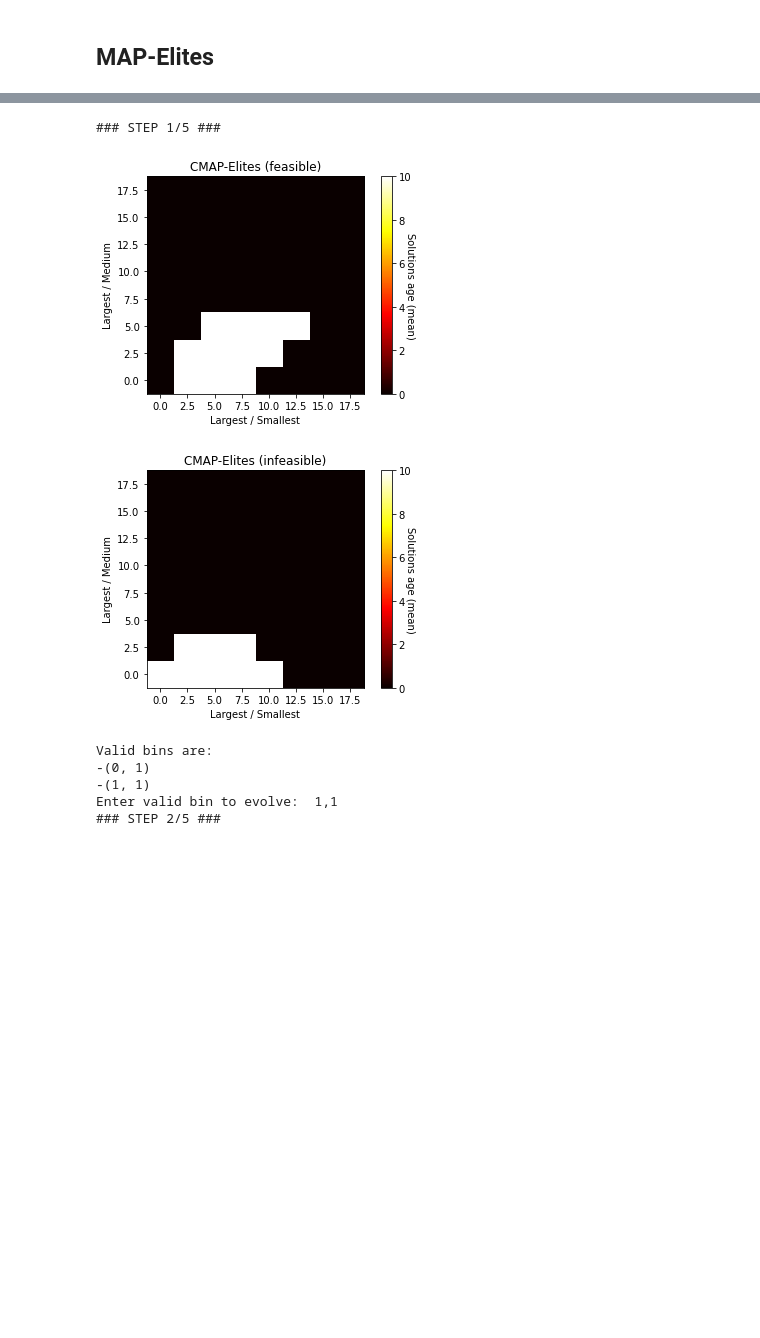
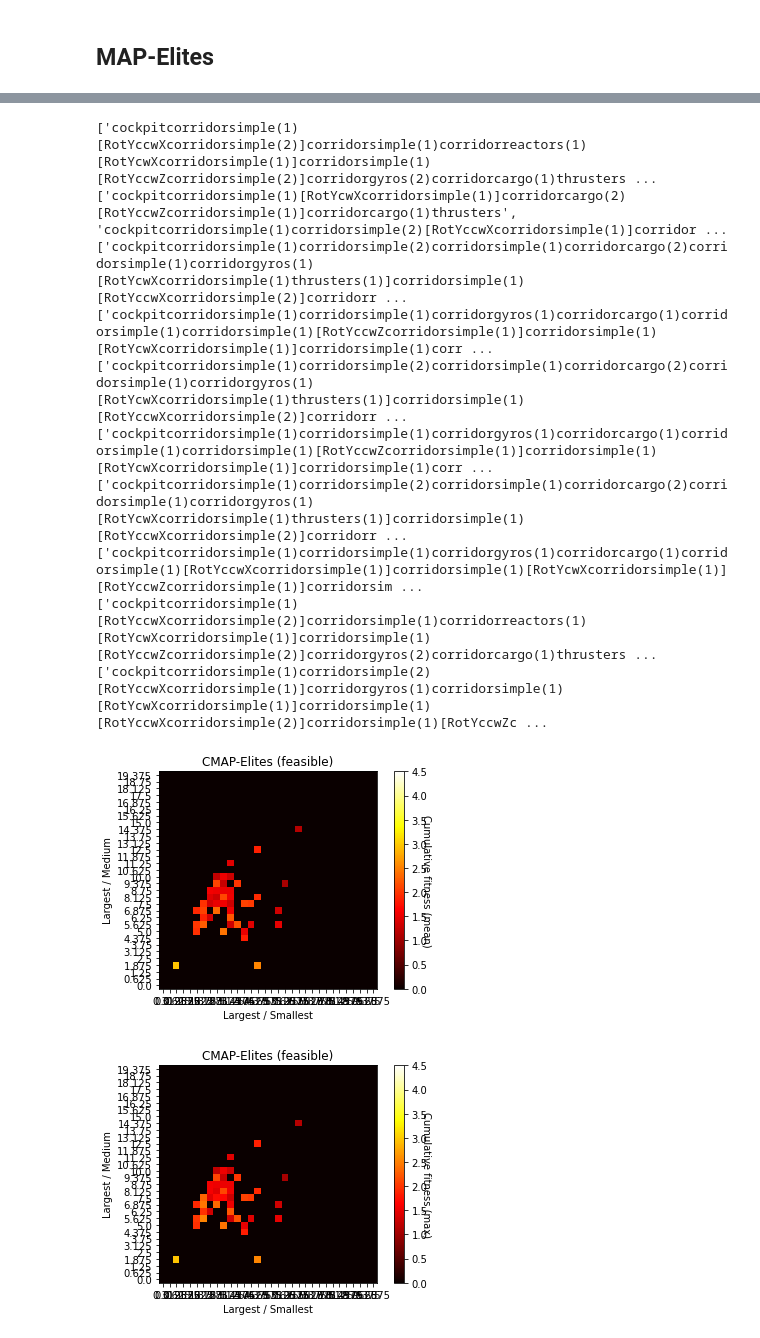
Before and after one commit to arayabrain/space-engineers-ai-spaceship-generator, a Jupyter notebook: icmap-elites/cmap-elites-demo.ipynb, the cells around one changed output, grey strips where cells are left out. Drawn from its saved outputs; the diff is of its cells as text; code cells hidden in the pictures; blank space fills up the shorter version.

```diff
--- a/icmap-elites/cmap-elites-demo.ipynb
+++ b/icmap-elites/cmap-elites-demo.ipynb
@@ -604,3 +190,6 @@ class MAPElites:
 # %%
-mapelites = MAPElites()
+mapelites = MAPElites(lsystem=lsystem,
+                      feasible_fitnesses=feasible_fitnesses,
+                      behavior_limits=(10, 20),
+                      n_bins=(8, 8))
 # %%
@@ -640,33 +228,39 @@ mapelites.show_age(show_mean=False,
 # %%
-# for i in trange(5):
-#     mapelites.rand_step(gen=i)
+from tqdm.notebook import trange
 
-mapelites.interactive_mode(n_steps=5)
+for i in trange(5):
+    mapelites.rand_step(gen=i)
+
+# mapelites.interactive_mode(n_steps=5)
 
 mapelites.show_fitness(show_mean=True,
                        population='feasible')
 mapelites.show_fitness(show_mean=False,
                        population='feasible')
 mapelites.show_fitness(show_mean=True,
                        population='infeasible')
 mapelites.show_fitness(show_mean=False,
                        population='infeasible')
 mapelites.show_coverage(population='feasible')
 mapelites.show_coverage(population='infeasible')
 mapelites.show_age(show_mean=True,
                    population='feasible')
 mapelites.show_age(show_mean=True,
                    population='infeasible')
 mapelites.show_age(show_mean=False,
                    population='feasible')
 mapelites.show_age(show_mean=False,
                    population='infeasible')
 # %% [output]
-### STEP 1/5 ###
+['cockpitcorridorsimple(1)[RotYccwXcorridorsimple(2)]corridorsimple(1)corridorreactors(1)[RotYcwXcorridorsimple(1)]corridorsimple(1)[RotYccwZcorridorsimple(2)]corridorgyros(2)corridorcargo(1)thrusters ...
+['cockpitcorridorsimple(1)[RotYcwXcorridorsimple(1)]corridorcargo(2)[RotYccwZcorridorsimple(1)]corridorcargo(1)thrusters', 'cockpitcorridorsimple(1)corridorsimple(2)[RotYccwXcorridorsimple(1)]corridor ...
+['cockpitcorridorsimple(1)corridorsimple(2)corridorsimple(1)corridorcargo(2)corridorsimple(1)corridorgyros(1)[RotYcwXcorridorsimple(1)thrusters(1)]corridorsimple(1)[RotYccwXcorridorsimple(2)]corridorr ...
+['cockpitcorridorsimple(1)corridorsimple(1)corridorgyros(1)corridorcargo(1)corridorsimple(1)corridorsimple(1)[RotYccwZcorridorsimple(1)]corridorsimple(1)[RotYcwXcorridorsimple(1)]corridorsimple(1)corr ...
+['cockpitcorridorsimple(1)corridorsimple(2)corridorsimple(1)corridorcargo(2)corridorsimple(1)corridorgyros(1)[RotYcwXcorridorsimple(1)thrusters(1)]corridorsimple(1)[RotYccwXcorridorsimple(2)]corridorr ...
+['cockpitcorridorsimple(1)corridorsimple(1)corridorgyros(1)corridorcargo(1)corridorsimple(1)corridorsimple(1)[RotYccwZcorridorsimple(1)]corridorsimple(1)[RotYcwXcorridorsimple(1)]corridorsimple(1)corr ...
+['cockpitcorridorsimple(1)corridorsimple(2)corridorsimple(1)corridorcargo(2)corridorsimple(1)corridorgyros(1)[RotYcwXcorridorsimple(1)thrusters(1)]corridorsimple(1)[RotYccwXcorridorsimple(2)]corridorr ...
+['cockpitcorridorsimple(1)corridorsimple(1)corridorgyros(1)corridorcargo(1)corridorsimple(1)[RotYccwXcorridorsimple(1)]corridorsimple(1)[RotYcwXcorridorsimple(1)][RotYccwZcorridorsimple(1)]corridorsim ...
+['cockpitcorridorsimple(1)[RotYccwXcorridorsimple(2)]corridorsimple(1)corridorreactors(1)[RotYcwXcorridorsimple(1)]corridorsimple(1)[RotYccwZcorridorsimple(2)]corridorgyros(2)corridorcargo(1)thrusters ...
+['cockpitcorridorsimple(1)corridorsimple(2)[RotYccwXcorridorsimple(1)]corridorgyros(1)corridorsimple(1)[RotYcwXcorridorsimple(1)]corridorsimple(1)[RotYccwXcorridorsimple(2)]corridorsimple(1)[RotYccwZc ...
-[figure, old version]
+[figure, new version]
-[figure, old version]
+[figure, new version]
-Valid bins are:
--(0, 1)
--(1, 1)
-Enter valid bin to evolve:  1,1
-### STEP 2/5 ###
```
Also changed, not shown: parts of 11 cells of this notebook, 4 other files.
